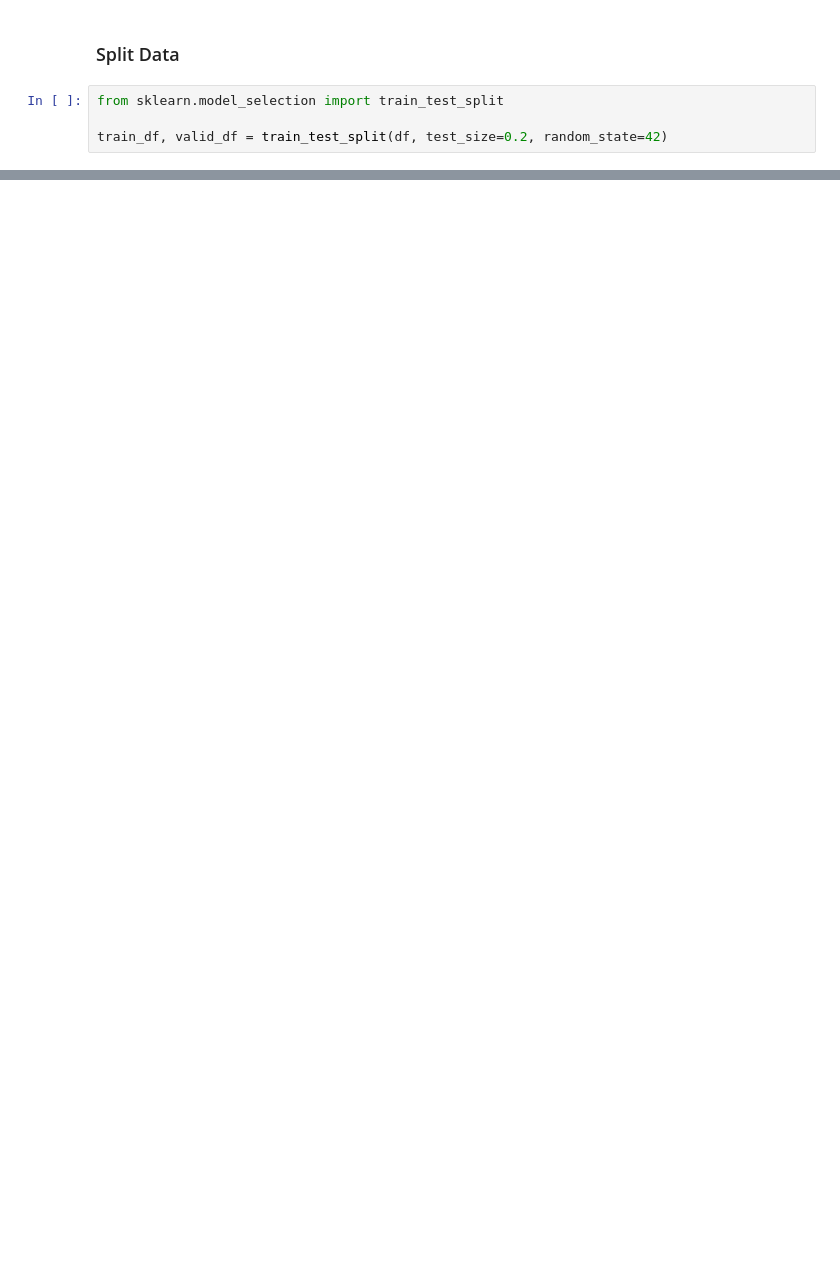
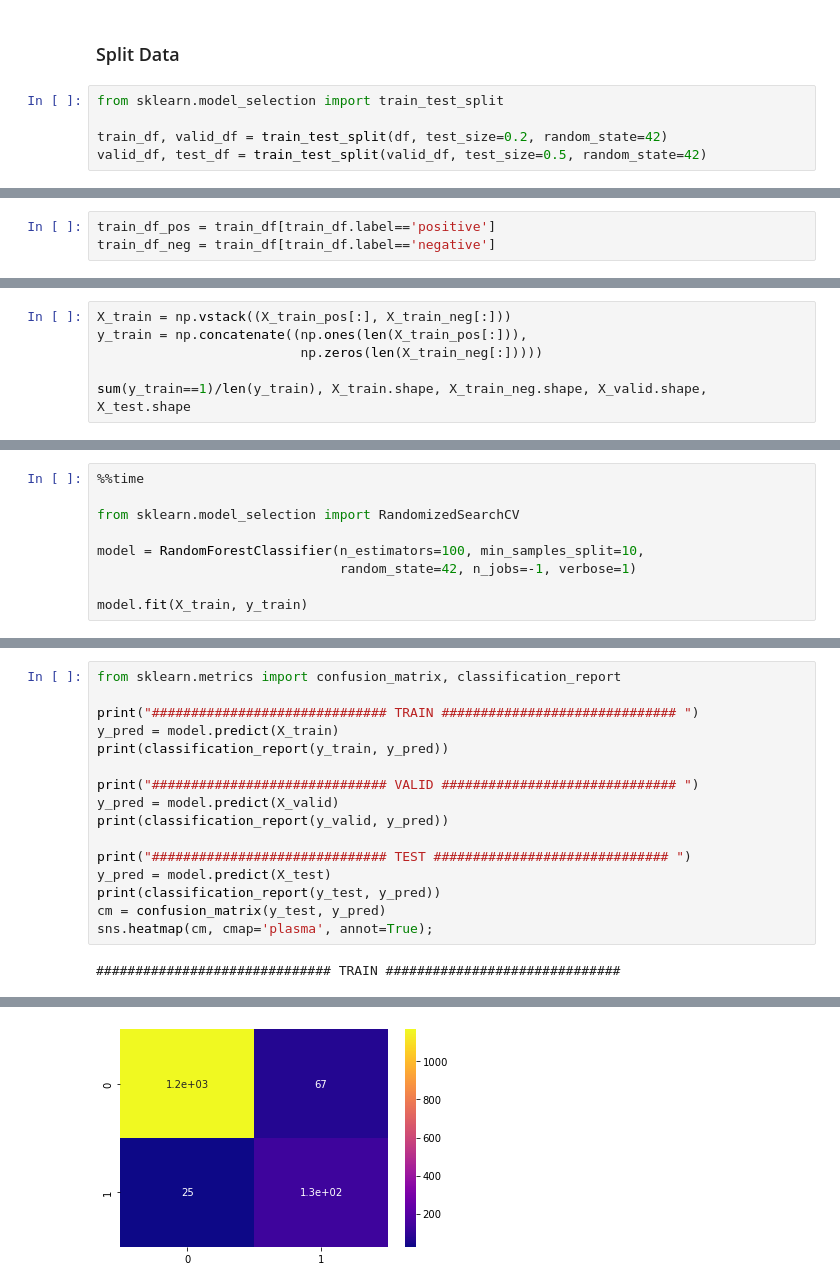
Before and after one commit to jigarparekh279/Machine_Learning_Projects, a Jupyter notebook: 04_Julich_Challenges/01_Covid19_Challlenge/solution_ML.ipynb, the cells around one changed output, grey strips where cells are left out. Drawn from its saved outputs; the diff is of its cells as text; blank space fills up the shorter version.

```diff
--- a/04_Julich_Challenges/01_Covid19_Challlenge/solution_ML.ipynb
+++ b/04_Julich_Challenges/01_Covid19_Challlenge/solution_ML.ipynb
@@ -112,3 +114,4 @@ print(f"% of covid positive images which are not of 1024x1024 shape: {len(pos_no
 from sklearn.model_selection import train_test_split
 
 train_df, valid_df = train_test_split(df, test_size=0.2, random_state=42)
+valid_df, test_df = train_test_split(valid_df, test_size=0.5, random_state=42)
@@ -114,0 +124,3 @@ train_df, valid_df = train_test_split(df, test_size=0.2, random_state=42)
+# %%
+train_df_pos = train_df[train_df.label=='positive']
+train_df_neg = train_df[train_df.label=='negative']
@@ -114,0 +203,6 @@ train_df, valid_df = train_test_split(df, test_size=0.2, random_state=42)
+# %%
+X_train = np.vstack((X_train_pos[:], X_train_neg[:]))
+y_train = np.concatenate((np.ones(len(X_train_pos[:])),
+                          np.zeros(len(X_train_neg[:]))))
+
+sum(y_train==1)/len(y_train), X_train.shape, X_train_neg.shape, X_valid.shape, X_test.shape
@@ -114,0 +219,9 @@ train_df, valid_df = train_test_split(df, test_size=0.2, random_state=42)
+# %%
+%%time
+
+from sklearn.model_selection import RandomizedSearchCV
+
+model = RandomForestClassifier(n_estimators=100, min_samples_split=10,
+                               random_state=42, n_jobs=-1, verbose=1)
+
+model.fit(X_train, y_train)
@@ -114,0 +236,18 @@ train_df, valid_df = train_test_split(df, test_size=0.2, random_state=42)
+# %%
+from sklearn.metrics import confusion_matrix, classification_report
+
+print("############################## TRAIN ############################## ")
+y_pred = model.predict(X_train)
+print(classification_report(y_train, y_pred))
+
+print("############################## VALID ############################## ")
+y_pred = model.predict(X_valid)
+print(classification_report(y_valid, y_pred))
+
+print("############################## TEST ############################## ")
+y_pred = model.predict(X_test)
+print(classification_report(y_test, y_pred))
+cm = confusion_matrix(y_test, y_pred)
+sns.heatmap(cm, cmap='plasma', annot=True);
+# %% [output]
+############################## TRAIN ##############################
@@ -114,0 +291 @@ train_df, valid_df = train_test_split(df, test_size=0.2, random_state=42)
+[figure, added]
```
Also changed, not shown: parts of 16 cells of this notebook, 5 other files.
